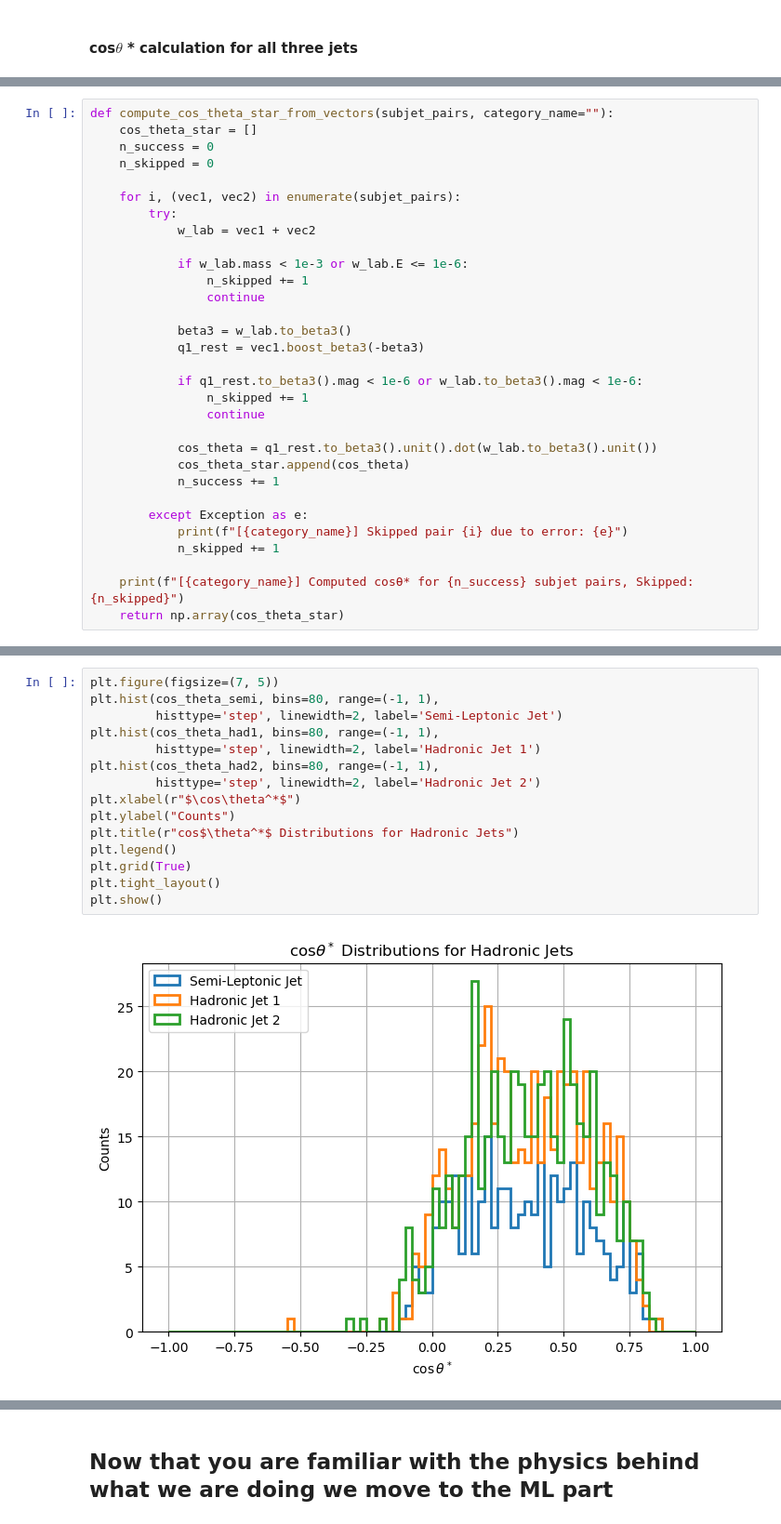
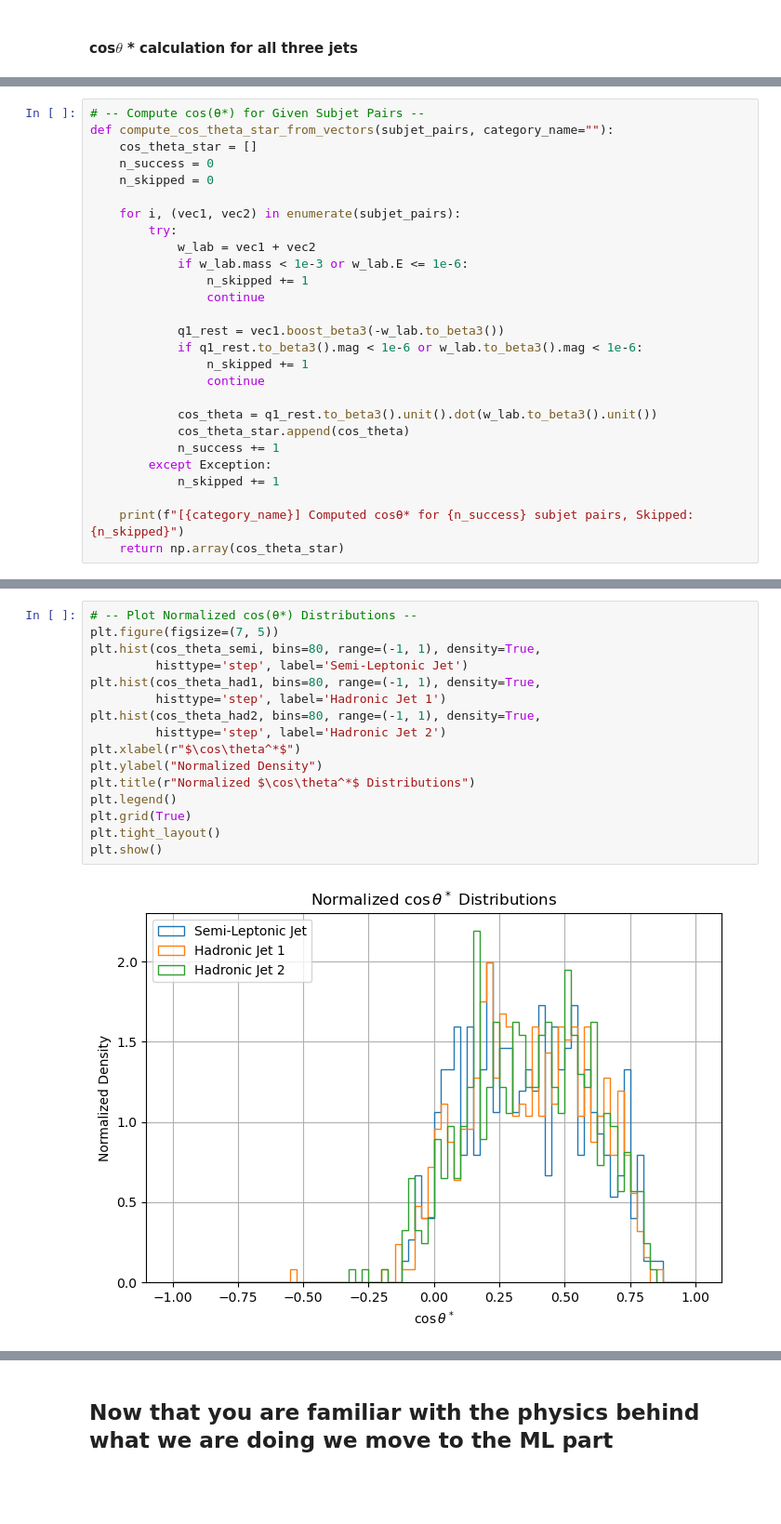
Before and after one commit to aimenobaid/polarization, a Jupyter notebook: resonancesTest_selections_h5.ipynb, the cells around one changed output, grey strips where cells are left out. Shown: that part at 93% size. Drawn from its saved outputs; the diff is of its cells as text; blank space fills up the shorter version.

```diff
--- a/resonancesTest_selections_h5.ipynb
+++ b/resonancesTest_selections_h5.ipynb
@@ -684,4 +626,5 @@ sj1: pt=293.5, mass=32.84375 | sj2: pt=70.0, mass=8.34375
 # %%
+# -- Compute cos(θ*) for Given Subjet Pairs --
 def compute_cos_theta_star_from_vectors(subjet_pairs, category_name=""):
     cos_theta_star = []
     n_success = 0
@@ -690,14 +633,11 @@ def compute_cos_theta_star_from_vectors(subjet_pairs, category_name=""):
     for i, (vec1, vec2) in enumerate(subjet_pairs):
         try:
             w_lab = vec1 + vec2
-
             if w_lab.mass < 1e-3 or w_lab.E <= 1e-6:
                 n_skipped += 1
                 continue
 
-            beta3 = w_lab.to_beta3()
-            q1_rest = vec1.boost_beta3(-beta3)
-
+            q1_rest = vec1.boost_beta3(-w_lab.to_beta3())
             if q1_rest.to_beta3().mag < 1e-6 or w_lab.to_beta3().mag < 1e-6:
                 n_skipped += 1
                 continue
@@ -705,9 +645,7 @@ def compute_cos_theta_star_from_vectors(subjet_pairs, category_name=""):
             cos_theta = q1_rest.to_beta3().unit().dot(w_lab.to_beta3().unit())
             cos_theta_star.append(cos_theta)
             n_success += 1
-
-        except Exception as e:
-            print(f"[{category_name}] Skipped pair {i} due to error: {e}")
+        except Exception:
             n_skipped += 1
 
     print(f"[{category_name}] Computed cosθ* for {n_success} subjet pairs, Skipped: {n_skipped}")
@@ -721,19 +660,20 @@ cos_theta_had2 = compute_cos_theta_star_from_vectors(had2_pairs, "Hadronic Suble
 [Hadronic Lead] Computed cosθ* for 502 subjet pairs, Skipped: 0
 [Hadronic Sublead] Computed cosθ* for 493 subjet pairs, Skipped: 0
 # %%
+# -- Plot Normalized cos(θ*) Distributions --
 plt.figure(figsize=(7, 5))
-plt.hist(cos_theta_semi, bins=80, range=(-1, 1),
-         histtype='step', linewidth=2, label='Semi-Leptonic Jet')
-plt.hist(cos_theta_had1, bins=80, range=(-1, 1),
-         histtype='step', linewidth=2, label='Hadronic Jet 1')
-plt.hist(cos_theta_had2, bins=80, range=(-1, 1),
-         histtype='step', linewidth=2, label='Hadronic Jet 2')
+plt.hist(cos_theta_semi, bins=80, range=(-1, 1), density=True,
+         histtype='step', label='Semi-Leptonic Jet')
+plt.hist(cos_theta_had1, bins=80, range=(-1, 1), density=True,
+         histtype='step', label='Hadronic Jet 1')
+plt.hist(cos_theta_had2, bins=80, range=(-1, 1), density=True,
+         histtype='step', label='Hadronic Jet 2')
 plt.xlabel(r"$\cos\theta^*$")
-plt.ylabel("Counts")
-plt.title(r"cos$\theta^*$ Distributions for Hadronic Jets")
+plt.ylabel("Normalized Density")
+plt.title(r"Normalized $\cos\theta^*$ Distributions")
 plt.legend()
 plt.grid(True)
 plt.tight_layout()
 plt.show()
 # %% [output]
-[figure, old version]
+[figure, new version]
```
Also changed, not shown: parts of 32 cells of this notebook.
